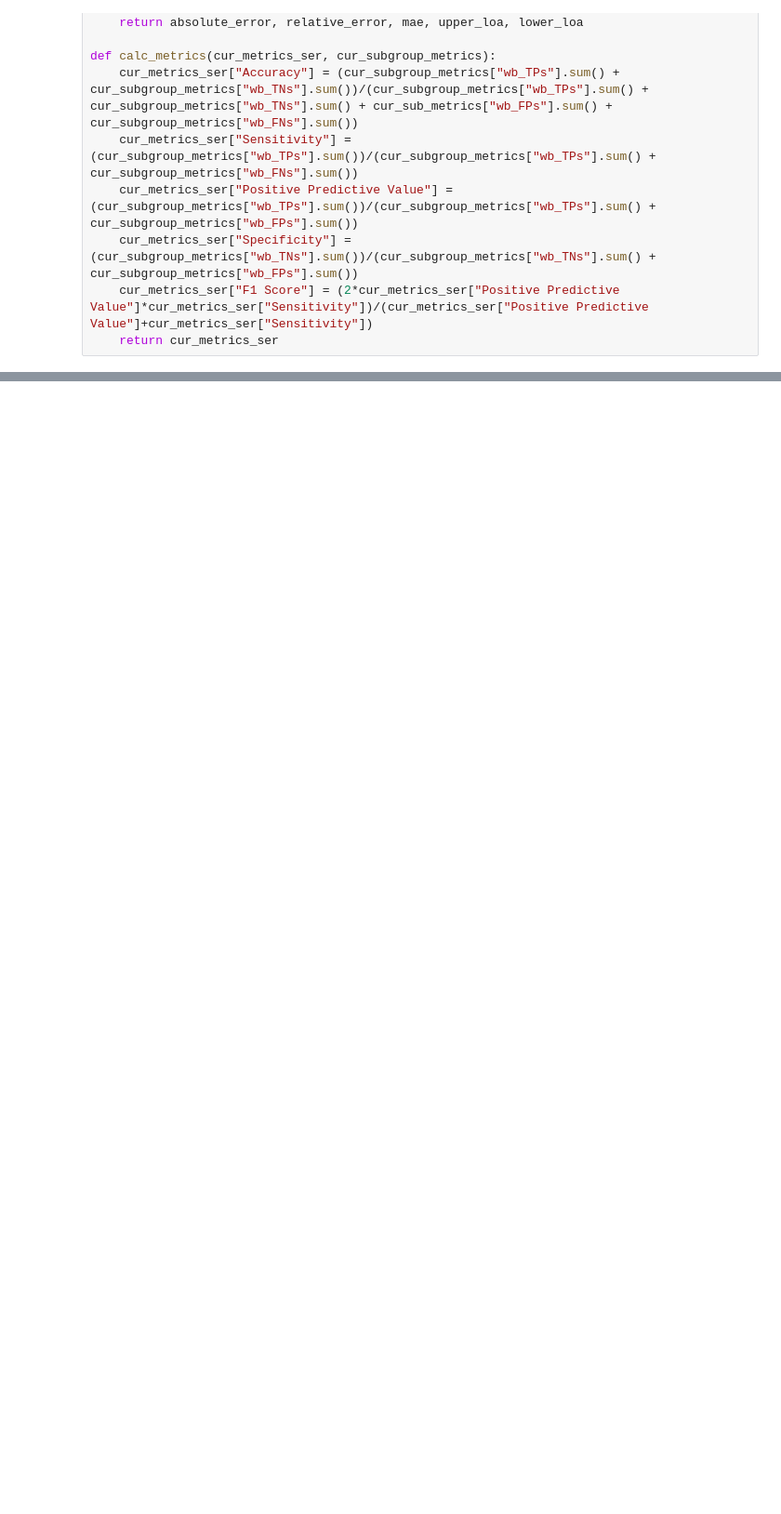
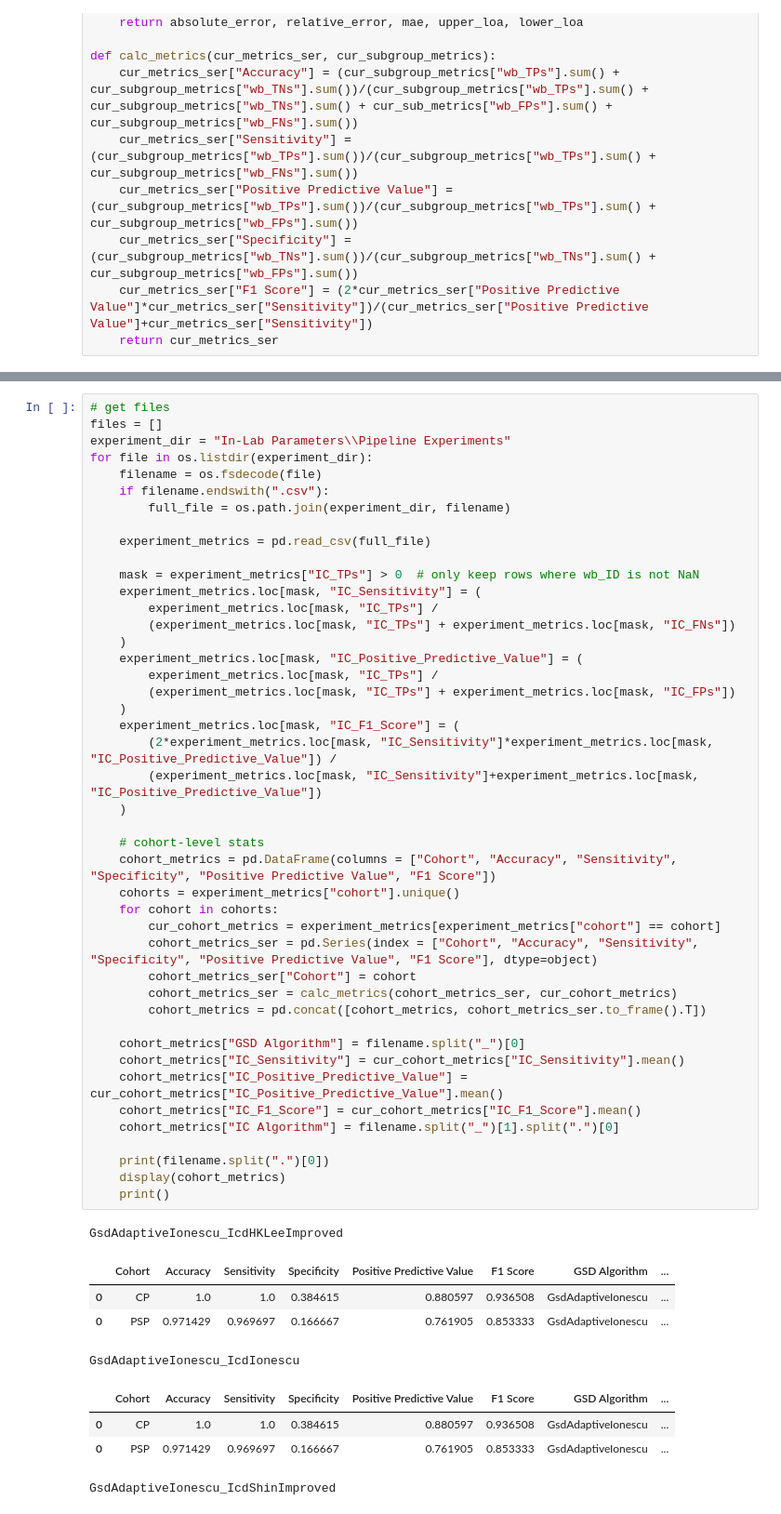
Before and after one commit to uos-mobgap/dmo4lnc-analysis, a Jupyter notebook: Data_Analysis_Lab.ipynb, the cells around one changed output, grey strips where cells are left out. Shown at 93% size. Saved outputs shown, nothing was run; the diff lists cells and outputs as text; blank space fills up the shorter version.

```diff
--- a/Data_Analysis_Lab.ipynb
+++ b/Data_Analysis_Lab.ipynb
@@ -177,0 +204,54 @@ MAE walking speed = 0.05201817855308002 [-0.03337857692798795, 0.137414934034147
+# %%
+# get files
+files = []
+experiment_dir = "In-Lab Parameters\\Pipeline Experiments"
+for file in os.listdir(experiment_dir):
+    filename = os.fsdecode(file)
+    if filename.endswith(".csv"):
+        full_file = os.path.join(experiment_dir, filename)
+
+    experiment_metrics = pd.read_csv(full_file)
+
+    mask = experiment_metrics["IC_TPs"] > 0  # only keep rows where wb_ID is not NaN
+    experiment_metrics.loc[mask, "IC_Sensitivity"] = (
+        experiment_metrics.loc[mask, "IC_TPs"] /
+        (experiment_metrics.loc[mask, "IC_TPs"] + experiment_metrics.loc[mask, "IC_FNs"])
+    )
+    experiment_metrics.loc[mask, "IC_Positive_Predictive_Value"] = (
+        experiment_metrics.loc[mask, "IC_TPs"] /
+        (experiment_metrics.loc[mask, "IC_TPs"] + experiment_metrics.loc[mask, "IC_FPs"])
+    )
+    experiment_metrics.loc[mask, "IC_F1_Score"] = (
+        (2*experiment_metrics.loc[mask, "IC_Sensitivity"]*experiment_metrics.loc[mask, "IC_Positive_Predictive_Value"]) /
+        (experiment_metrics.loc[mask, "IC_Sensitivity"]+experiment_metrics.loc[mask, "IC_Positive_Predictive_Value"])
+    )
+
+    # cohort-level stats
+    cohort_metrics = pd.DataFrame(columns = ["Cohort", "Accuracy", "Sensitivity", "Specificity", "Positive Predictive Value", "F1 Score"])
+    cohorts = experiment_metrics["cohort"].unique()
+    for cohort in cohorts:
+        cur_cohort_metrics = experiment_metrics[experiment_metrics["cohort"] == cohort]
+        cohort_metrics_ser = pd.Series(index = ["Cohort", "Accuracy", "Sensitivity", "Specificity", "Positive Predictive Value", "F1 Score"], dtype=object)
+        cohort_metrics_ser["Cohort"] = cohort
+        cohort_metrics_ser = calc_metrics(cohort_metrics_ser, cur_cohort_metrics)
+        cohort_metrics = pd.concat([cohort_metrics, cohort_metrics_ser.to_frame().T])
+
+    cohort_metrics["GSD Algorithm"] = filename.split("_")[0]
+    cohort_metrics["IC_Sensitivity"] = cur_cohort_metrics["IC_Sensitivity"].mean()
+    cohort_metrics["IC_Positive_Predictive_Value"] = cur_cohort_metrics["IC_Positive_Predictive_Value"].mean()
+    cohort_metrics["IC_F1_Score"] = cur_cohort_metrics["IC_F1_Score"].mean()
+    cohort_metrics["IC Algorithm"] = filename.split("_")[1].split(".")[0]
+
+    print(filename.split(".")[0])
+    display(cohort_metrics)
+    print()
+# %% [output]
+GsdAdaptiveIonescu_IcdHKLeeImproved
+|  | Cohort | Accuracy | Sensitivity | Specificity | Positive Predictive Value | F1 Score | GSD Algorithm | ... |
+| 0 | CP | 1.0 | 1.0 | 0.384615 | 0.880597 | 0.936508 | GsdAdaptiveIonescu | ... |
+| 0 | PSP | 0.971429 | 0.969697 | 0.166667 | 0.761905 | 0.853333 | GsdAdaptiveIonescu | ... |
+GsdAdaptiveIonescu_IcdIonescu
+|  | Cohort | Accuracy | Sensitivity | Specificity | Positive Predictive Value | F1 Score | GSD Algorithm | ... |
+| 0 | CP | 1.0 | 1.0 | 0.384615 | 0.880597 | 0.936508 | GsdAdaptiveIonescu | ... |
+| 0 | PSP | 0.971429 | 0.969697 | 0.166667 | 0.761905 | 0.853333 | GsdAdaptiveIonescu | ... |
+GsdAdaptiveIonescu_IcdShinImproved
```
Also changed, not shown: parts of 5 cells of this notebook, 16 other files.
